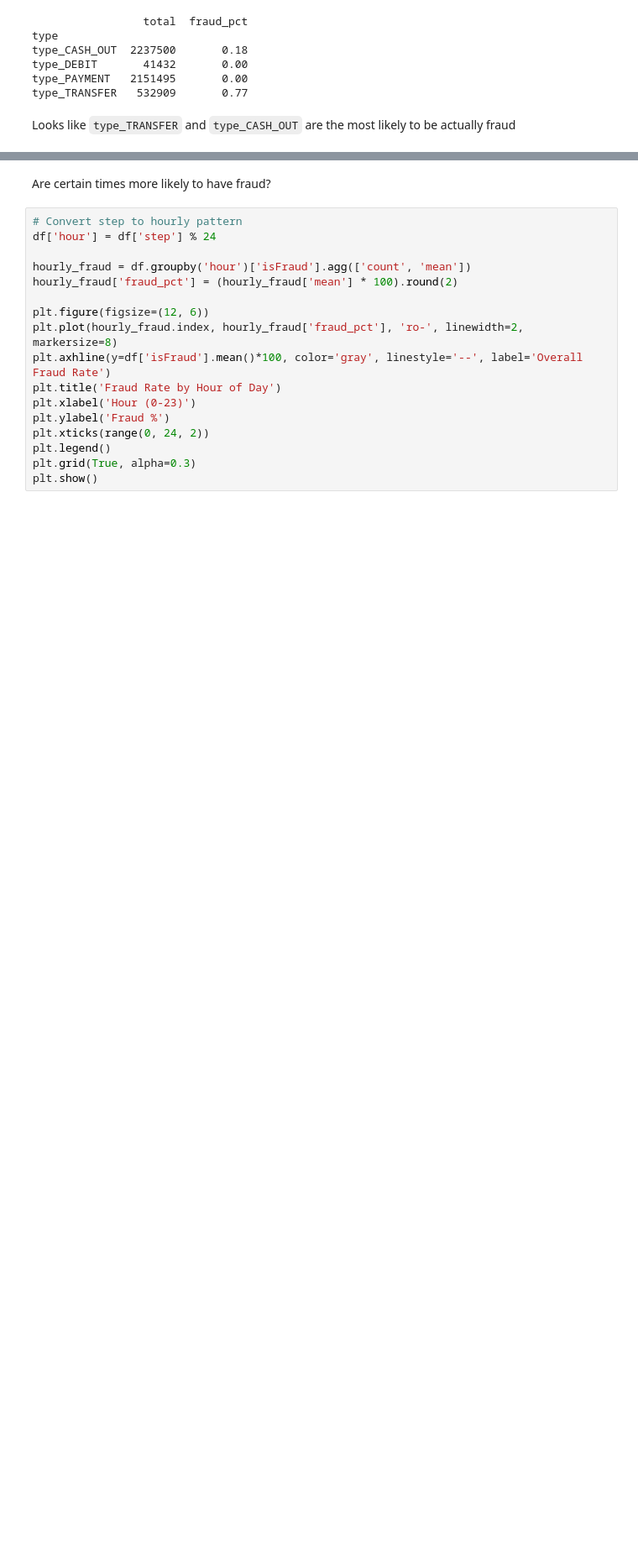
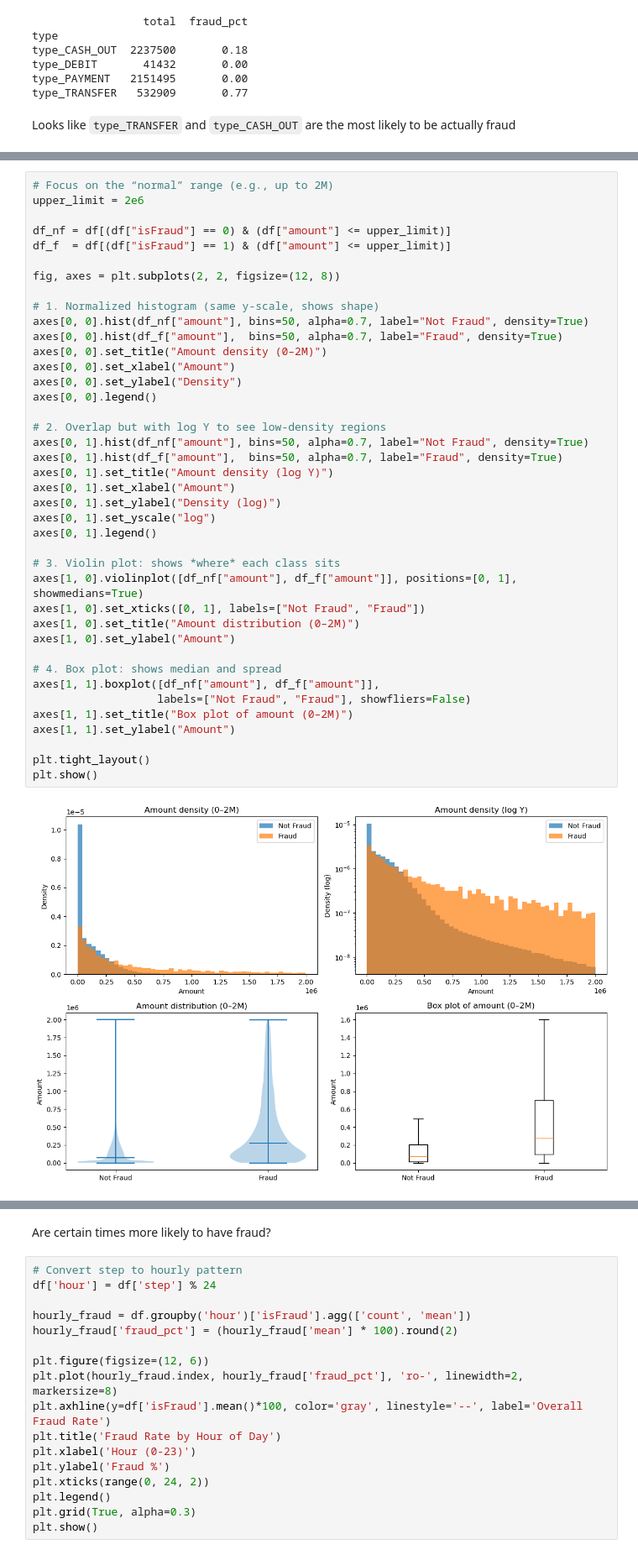
Before and after one commit to cameronbridgwater/financial_fraud, a Jupyter notebook: code/step1-explore.ipynb, the cells around one changed output, grey strips where cells are left out. Shown at 84% size. Saved outputs shown, nothing was run; the diff lists cells and outputs as text; blank space fills up the shorter version.

```diff
--- a/code/step1-explore.ipynb
+++ b/code/step1-explore.ipynb
@@ -278 +280,43 @@ Mismatch rate: 0.7871
+# %%
+# Focus on the “normal” range (e.g., up to 2M)
+upper_limit = 2e6
+
+df_nf = df[(df["isFraud"] == 0) & (df["amount"] <= upper_limit)]
+df_f  = df[(df["isFraud"] == 1) & (df["amount"] <= upper_limit)]
+
+fig, axes = plt.subplots(2, 2, figsize=(12, 8))
+
+# 1. Normalized histogram (same y‑scale, shows shape)
+axes[0, 0].hist(df_nf["amount"], bins=50, alpha=0.7, label="Not Fraud", density=True)
+axes[0, 0].hist(df_f["amount"],  bins=50, alpha=0.7, label="Fraud", density=True)
+axes[0, 0].set_title("Amount density (0–2M)")
+axes[0, 0].set_xlabel("Amount")
+axes[0, 0].set_ylabel("Density")
+axes[0, 0].legend()
+
+# 2. Overlap but with log Y to see low‑density regions
+axes[0, 1].hist(df_nf["amount"], bins=50, alpha=0.7, label="Not Fraud", density=True)
+axes[0, 1].hist(df_f["amount"],  bins=50, alpha=0.7, label="Fraud", density=True)
+axes[0, 1].set_title("Amount density (log Y)")
+axes[0, 1].set_xlabel("Amount")
+axes[0, 1].set_ylabel("Density (log)")
+axes[0, 1].set_yscale("log")
+axes[0, 1].legend()
+
+# 3. Violin plot: shows *where* each class sits
+axes[1, 0].violinplot([df_nf["amount"], df_f["amount"]], positions=[0, 1], showmedians=True)
+axes[1, 0].set_xticks([0, 1], labels=["Not Fraud", "Fraud"])
+axes[1, 0].set_title("Amount distribution (0–2M)")
+axes[1, 0].set_ylabel("Amount")
+
+# 4. Box plot: shows median and spread
+axes[1, 1].boxplot([df_nf["amount"], df_f["amount"]],
+                   labels=["Not Fraud", "Fraud"], showfliers=False)
+axes[1, 1].set_title("Box plot of amount (0–2M)")
+axes[1, 1].set_ylabel("Amount")
+
+plt.tight_layout()
+plt.show()
+# %% [output]
+[figure, added]
 # %%
```
Also changed, not shown: parts of 30 cells of this notebook, 3 other files.
